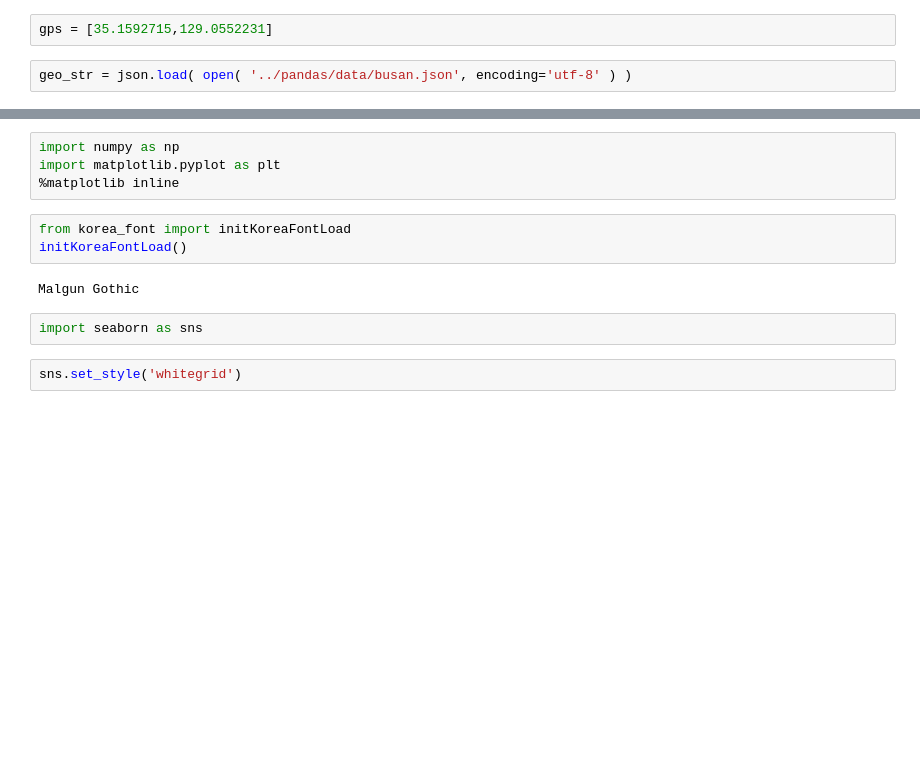
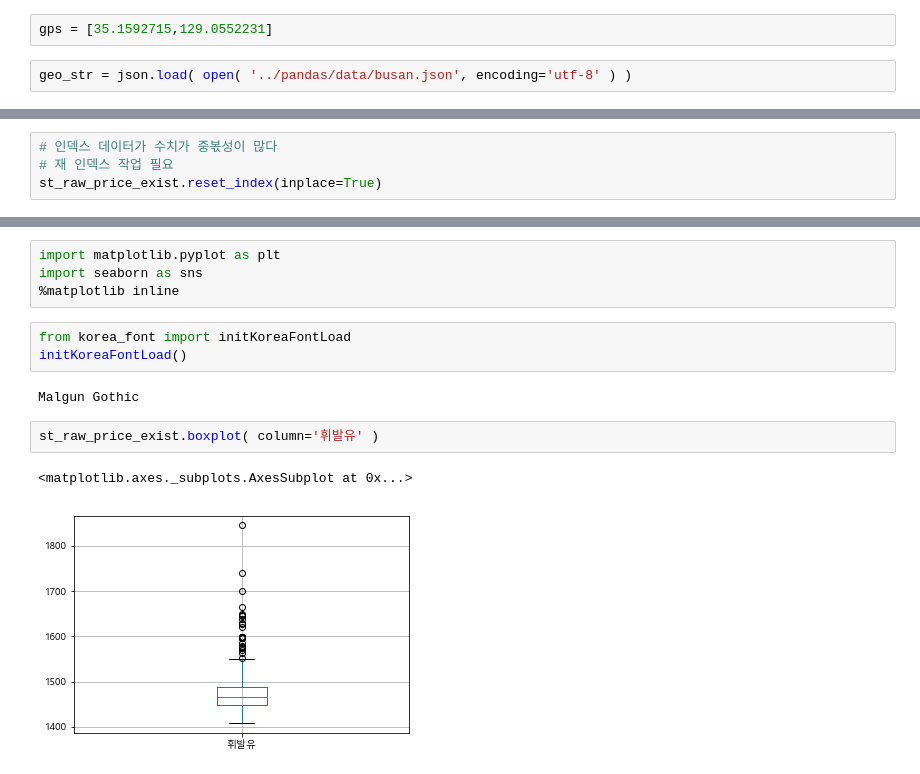
Before and after one commit to JeongsuMoon1/py_projects, a Jupyter notebook: analysis/crawling/데이터획득_level4_crawling_opinet_final.ipynb, the cells around one changed output, grey strips where cells are left out. Cells and saved outputs as stored; diff of their text form; blank space fills up the shorter version.

```diff
--- a/analysis/crawling/데이터획득_level4_crawling_opinet_final.ipynb
+++ b/analysis/crawling/데이터획득_level4_crawling_opinet_final.ipynb
@@ -272,0 +292,4 @@ map_busan
+# %%
+# 인덱스 데이터가 수치가 중볷성이 많다
+# 재 인덱스 작업 필요
+st_raw_price_exist.reset_index(inplace=True)
@@ -273,13 +442,14 @@ map_busan
 # %%
-import numpy as np
 import matplotlib.pyplot as plt
+import seaborn as sns
 %matplotlib inline
 # %%
 from korea_font import initKoreaFontLoad
 initKoreaFontLoad()
 # %% [output]
 Malgun Gothic
-# %%
-import seaborn as sns
-# %%
-sns.set_style('whitegrid')
+# %%
+st_raw_price_exist.boxplot( column='휘발유' )
+# %% [output]
+<matplotlib.axes._subplots.AxesSubplot at 0x...>
+[figure, added]
```
Also changed, not shown: parts of 51 cells of this notebook, 6 other files.
